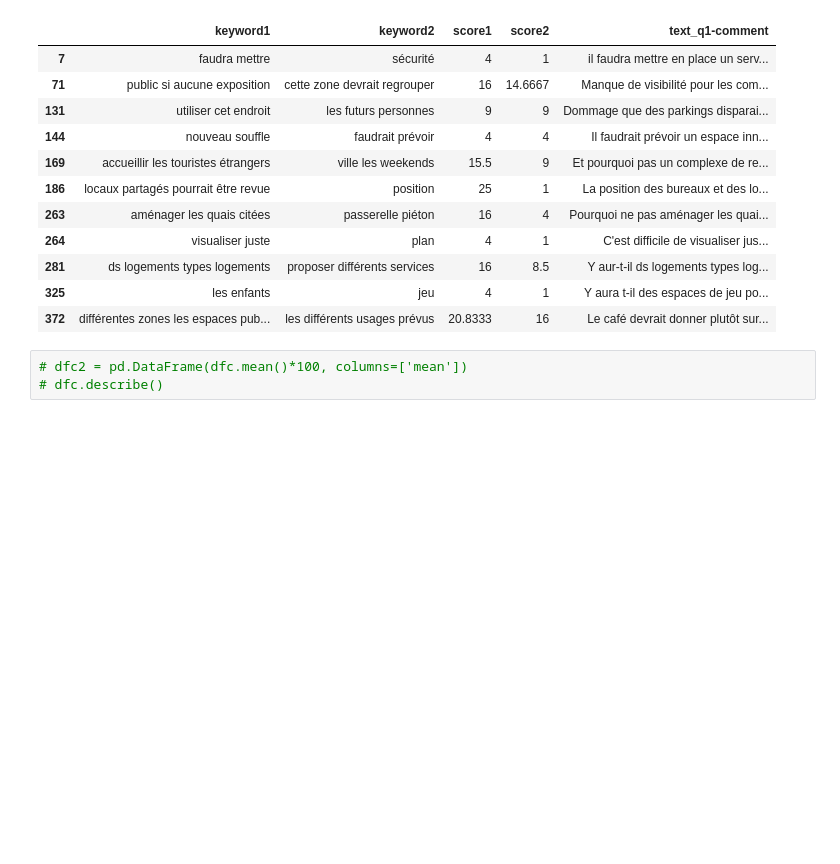
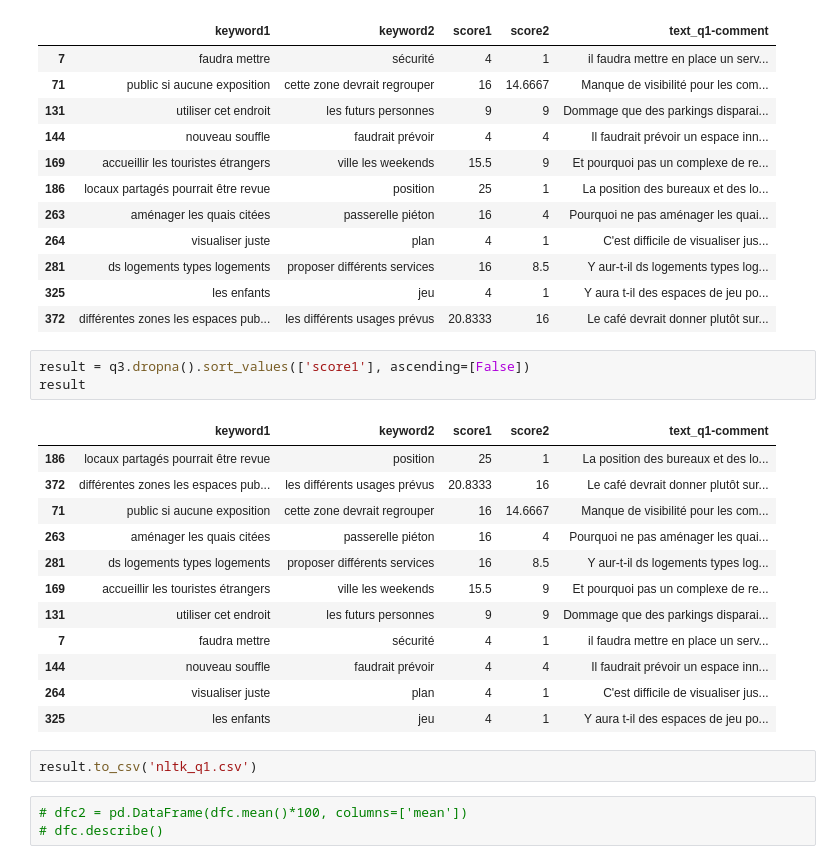
Before and after one commit to Milieucitiesrepo/noumea-analysis, a Jupyter notebook: ntlk_Keywords.ipynb, the cells around one changed output. Saved outputs shown, nothing was run; the diff lists cells and outputs as text; blank space fills up the shorter version.

```diff
--- a/ntlk_Keywords.ipynb
+++ b/ntlk_Keywords.ipynb
@@ -71,6 +71,24 @@ q3.dropna()
 | 281 | ds logements types logements | proposer différents services | 16 | 8.5 | Y aur-t-il ds logements types log... |
 | 325 | les enfants | jeu | 4 | 1 | Y aura t-il des espaces de jeu po... |
 | 372 | différentes zones les espaces pub... | les différents usages prévus | 20.8333 | 16 | Le café devrait donner plutôt sur... |
+# %%
+result = q3.dropna().sort_values(['score1'], ascending=[False])
+result
+# %% [output]
+|  | keyword1 | keyword2 | score1 | score2 | text_q1-comment |
+| 186 | locaux partagés pourrait être revue | position | 25 | 1 | La position des bureaux et des lo... |
+| 372 | différentes zones les espaces pub... | les différents usages prévus | 20.8333 | 16 | Le café devrait donner plutôt sur... |
+| 71 | public si aucune exposition | cette zone devrait regrouper | 16 | 14.6667 | Manque de visibilité pour les com... |
+| 263 | aménager les quais citées | passerelle piéton | 16 | 4 | Pourquoi ne pas aménager les quai... |
+| 281 | ds logements types logements | proposer différents services | 16 | 8.5 | Y aur-t-il ds logements types log... |
+| 169 | accueillir les touristes étrangers | ville les weekends | 15.5 | 9 | Et pourquoi pas un complexe de re... |
+| 131 | utiliser cet endroit | les futurs personnes | 9 | 9 | Dommage que des parkings disparai... |
+| 7 | faudra mettre | sécurité | 4 | 1 | il faudra mettre en place un serv... |
+| 144 | nouveau souffle | faudrait prévoir | 4 | 4 | Il faudrait prévoir un espace inn... |
+| 264 | visualiser juste | plan | 4 | 1 | C'est difficile de visualiser jus... |
+| 325 | les enfants | jeu | 4 | 1 | Y aura t-il des espaces de jeu po... |
+# %%
+result.to_csv('nltk_q1.csv')
 # %%
 # dfc2 = pd.DataFrame(dfc.mean()*100, columns=['mean'])
 # dfc.describe()
```
Also changed, not shown: 6 other files.
